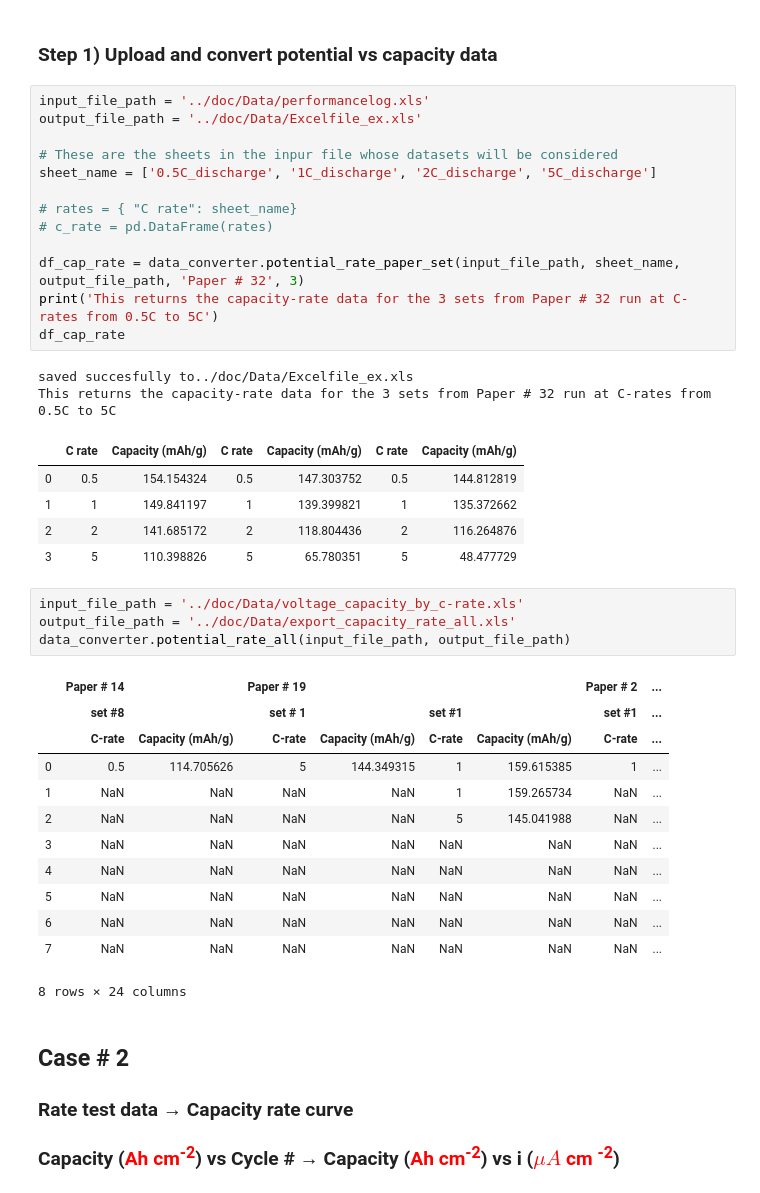
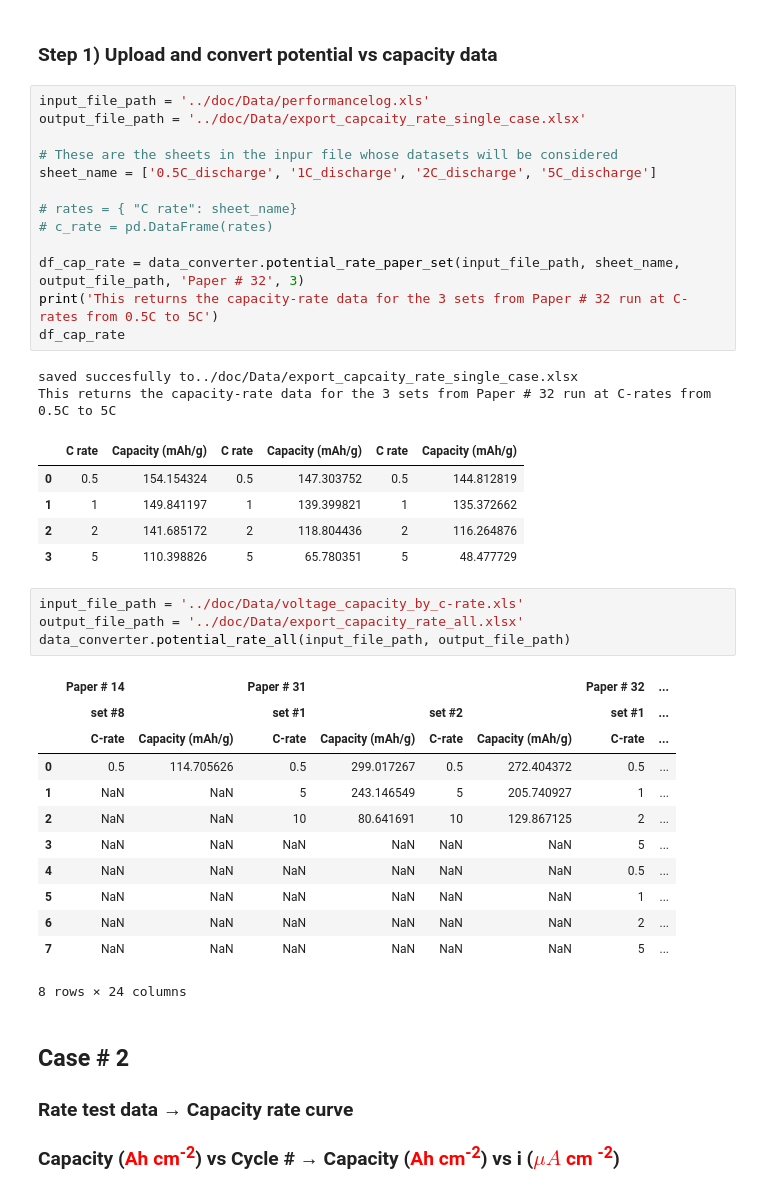
Before and after one commit to BatteryDesign/BatteryRateCap, a Jupyter notebook: Demo/Demo_data_conversion.ipynb, the cells around one changed output. Saved outputs shown, nothing was run; the diff lists cells and outputs as text.

```diff
--- a/Demo/Demo_data_conversion.ipynb
+++ b/Demo/Demo_data_conversion.ipynb
@@ -26,7 +24,7 @@ import data_converter
 ### Step 1) Upload and convert potential vs capacity data
 # %%
 input_file_path = '../doc/Data/performancelog.xls'
-output_file_path = '../doc/Data/Excelfile_ex.xls'
+output_file_path = '../doc/Data/export_capcaity_rate_single_case.xlsx'
 
 # These are the sheets in the inpur file whose datasets will be considered
 sheet_name = ['0.5C_discharge', '1C_discharge', '2C_discharge', '5C_discharge']
@@ -38,7 +36,7 @@ df_cap_rate = data_converter.potential_rate_paper_set(input_file_path, sheet_nam
 print('This returns the capacity-rate data for the 3 sets from Paper # 32 run at C-rates from 0.5C to 5C')
 df_cap_rate
 # %% [output]
-saved succesfully to../doc/Data/Excelfile_ex.xls
+saved succesfully to../doc/Data/export_capcaity_rate_single_case.xlsx
 This returns the capacity-rate data for the 3 sets from Paper # 32 run at C-rates from 0.5C to 5C
 |  | C rate | Capacity (mAh/g) | C rate | Capacity (mAh/g) | C rate | Capacity (mAh/g) |
 | 0 | 0.5 | 154.154324 | 0.5 | 147.303752 | 0.5 | 144.812819 |
@@ -47,20 +45,20 @@ This returns the capacity-rate data for the 3 sets from Paper # 32 run at C-rate
 | 3 | 5 | 110.398826 | 5 | 65.780351 | 5 | 48.477729 |
 # %%
 input_file_path = '../doc/Data/voltage_capacity_by_c-rate.xls'
-output_file_path = '../doc/Data/export_capacity_rate_all.xls'
+output_file_path = '../doc/Data/export_capacity_rate_all.xlsx'
 data_converter.potential_rate_all(input_file_path, output_file_path)
 # %% [output]
-|  | Paper # 14 |  | Paper # 19 |  |  |  | Paper # 2 | ... |
-|  | set #8 |  | set # 1 |  | set #1 |  | set #1 | ... |
+|  | Paper # 14 |  | Paper # 31 |  |  |  | Paper # 32 | ... |
+|  | set #8 |  | set #1 |  | set #2 |  | set #1 | ... |
 |  | C-rate | Capacity (mAh/g) | C-rate | Capacity (mAh/g) | C-rate | Capacity (mAh/g) | C-rate | ... |
-| 0 | 0.5 | 114.705626 | 5 | 144.349315 | 1 | 159.615385 | 1 | ... |
-| 1 | NaN | NaN | NaN | NaN | 1 | 159.265734 | NaN | ... |
-| 2 | NaN | NaN | NaN | NaN | 5 | 145.041988 | NaN | ... |
-| 3 | NaN | NaN | NaN | NaN | NaN | NaN | NaN | ... |
-| 4 | NaN | NaN | NaN | NaN | NaN | NaN | NaN | ... |
-| 5 | NaN | NaN | NaN | NaN | NaN | NaN | NaN | ... |
-| 6 | NaN | NaN | NaN | NaN | NaN | NaN | NaN | ... |
-| 7 | NaN | NaN | NaN | NaN | NaN | NaN | NaN | ... |
+| 0 | 0.5 | 114.705626 | 0.5 | 299.017267 | 0.5 | 272.404372 | 0.5 | ... |
+| 1 | NaN | NaN | 5 | 243.146549 | 5 | 205.740927 | 1 | ... |
+| 2 | NaN | NaN | 10 | 80.641691 | 10 | 129.867125 | 2 | ... |
+| 3 | NaN | NaN | NaN | NaN | NaN | NaN | 5 | ... |
+| 4 | NaN | NaN | NaN | NaN | NaN | NaN | 0.5 | ... |
+| 5 | NaN | NaN | NaN | NaN | NaN | NaN | 1 | ... |
+| 6 | NaN | NaN | NaN | NaN | NaN | NaN | 2 | ... |
+| 7 | NaN | NaN | NaN | NaN | NaN | NaN | 5 | ... |
 8 rows × 24 columns
 # %% [markdown]
 ## Case # 2
```
Also changed, not shown: parts of 4 cells of this notebook, 1 other file.
